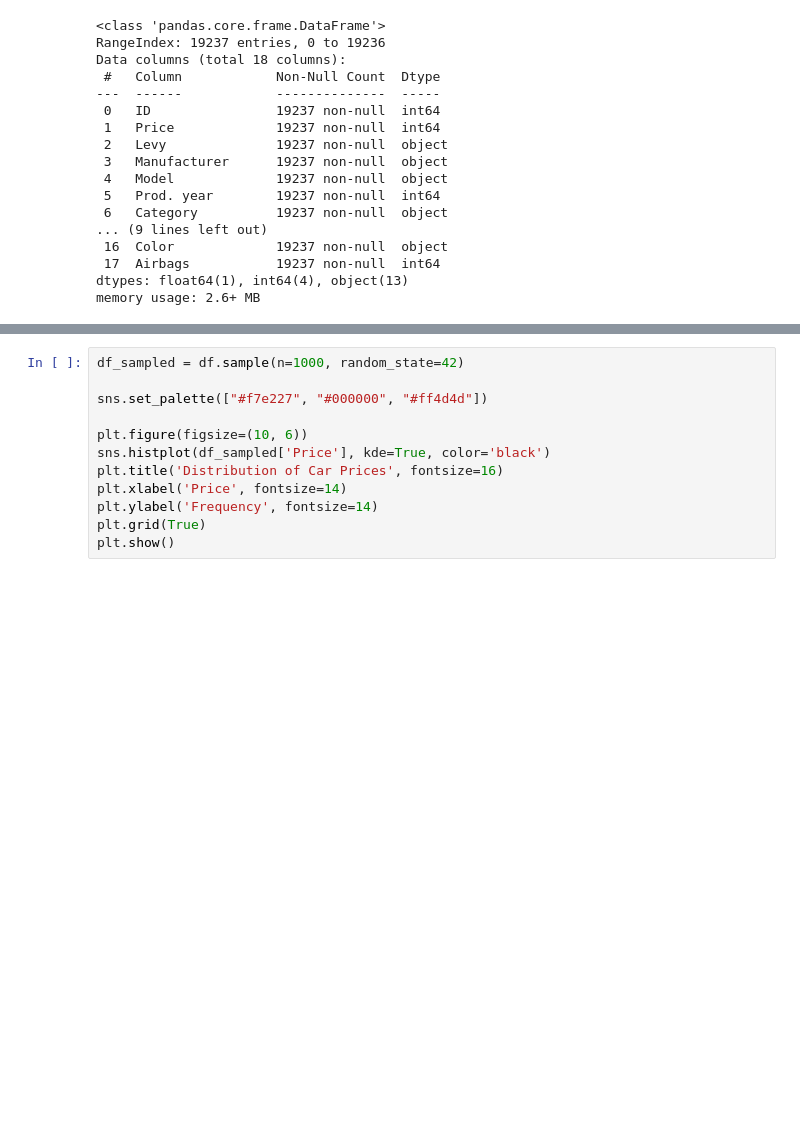
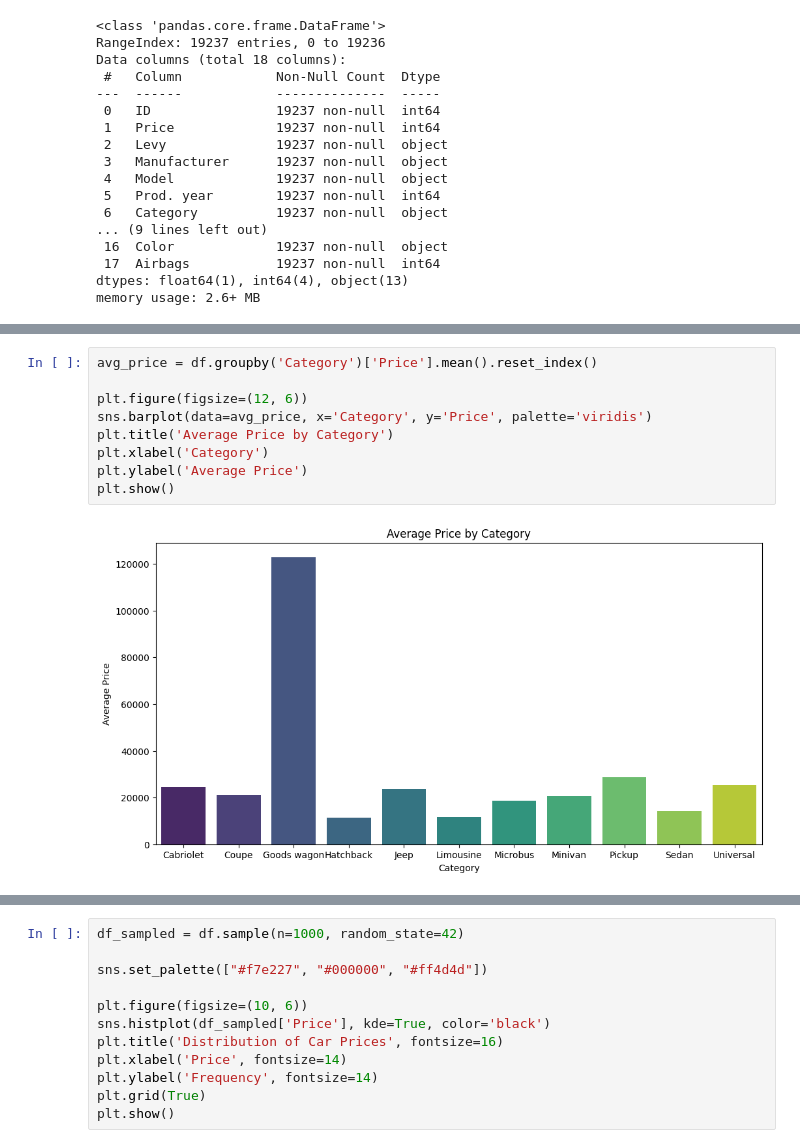
Before and after one commit to AliHShahid/CarPricePrediction, a Jupyter notebook: car-price-prediction.ipynb, the cells around one changed output, grey strips where cells are left out. Cells and saved outputs as stored; diff of their text form; blank space fills up the shorter version.

```diff
--- a/car-price-prediction.ipynb
+++ b/car-price-prediction.ipynb
@@ -58,0 +136,11 @@ memory usage: 2.6+ MB
+# %%
+avg_price = df.groupby('Category')['Price'].mean().reset_index()
+
+plt.figure(figsize=(12, 6))
+sns.barplot(data=avg_price, x='Category', y='Price', palette='viridis')
+plt.title('Average Price by Category')
+plt.xlabel('Category')
+plt.ylabel('Average Price')
+plt.show()
+# %% [output]
+[figure, added]
```
Also changed, not shown: parts of 30 cells of this notebook.
